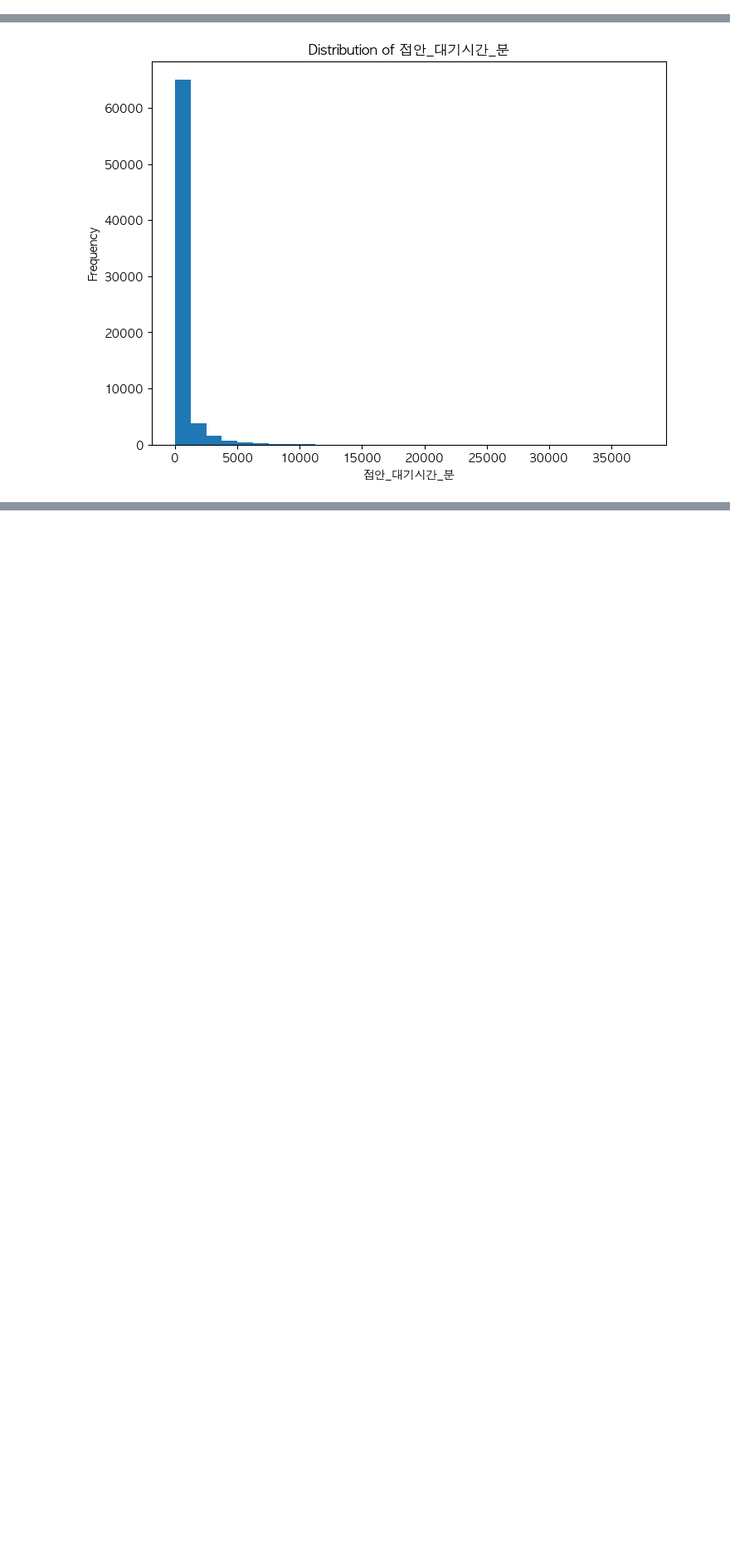
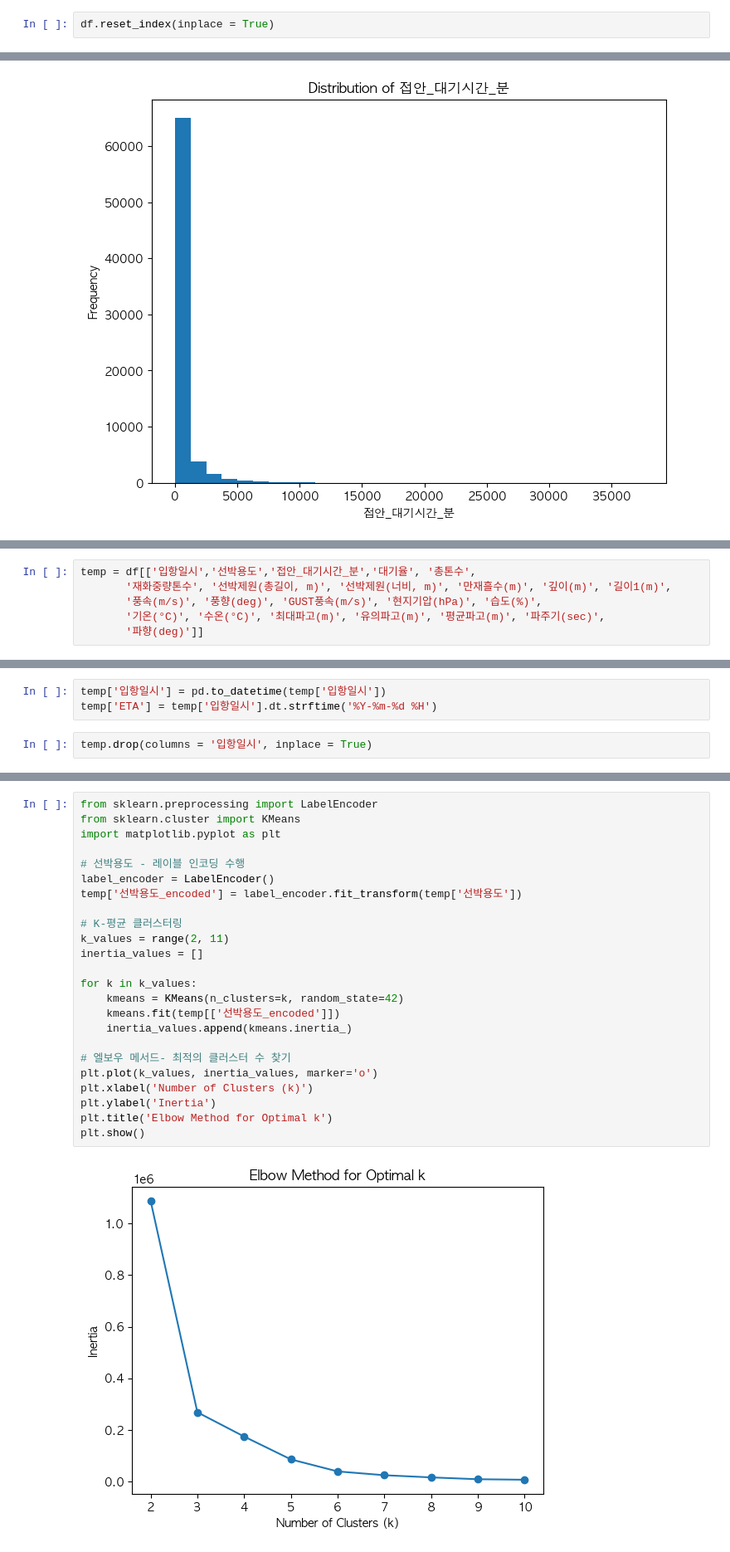
Before and after one commit to sin09135/Ship_PJT, a Jupyter notebook: ship/model/code/시계열데이터셋.ipynb, the cells around one changed output, grey strips where cells are left out. Shown: that part at 83% size. Drawn from its saved outputs; the diff is of its cells as text; blank space fills up the shorter version.

```diff
--- a/ship/model/code/시계열데이터셋.ipynb
+++ b/ship/model/code/시계열데이터셋.ipynb
@@ -219,3 +225,5 @@ df[df['총톤수'].isnull()]['선박용도'] # 하나밖에 없는 선박용도
 Name: 선박용도, dtype: object
 # %%
 df.dropna(inplace = True)
+# %%
+df.reset_index(inplace = True)
@@ -247,0 +327,6 @@ plt.show()
+# %%
+temp = df[['입항일시','선박용도','접안_대기시간_분','대기율', '총톤수',
+       '재화중량톤수', '선박제원(총길이, m)', '선박제원(너비, m)', '만재흘수(m)', '깊이(m)', '길이1(m)',
+       '풍속(m/s)', '풍향(deg)', 'GUST풍속(m/s)', '현지기압(hPa)', '습도(%)',
+       '기온(°C)', '수온(°C)', '최대파고(m)', '유의파고(m)', '평균파고(m)', '파주기(sec)',
+       '파향(deg)']]
@@ -247,0 +370,5 @@ plt.show()
+# %%
+temp['입항일시'] = pd.to_datetime(temp['입항일시'])
+temp['ETA'] = temp['입항일시'].dt.strftime('%Y-%m-%d %H')
+# %%
+temp.drop(columns = '입항일시', inplace = True)
@@ -247,0 +395,26 @@ plt.show()
+# %%
+from sklearn.preprocessing import LabelEncoder
+from sklearn.cluster import KMeans
+import matplotlib.pyplot as plt
+
+# 선박용도 - 레이블 인코딩 수행
+label_encoder = LabelEncoder()
+temp['선박용도_encoded'] = label_encoder.fit_transform(temp['선박용도'])
+
+# K-평균 클러스터링
+k_values = range(2, 11)
+inertia_values = []
+
+for k in k_values:
+    kmeans = KMeans(n_clusters=k, random_state=42)
+    kmeans.fit(temp[['선박용도_encoded']])
+    inertia_values.append(kmeans.inertia_)
+
+# 엘보우 메서드- 최적의 클러스터 수 찾기
+plt.plot(k_values, inertia_values, marker='o')
+plt.xlabel('Number of Clusters (k)')
+plt.ylabel('Inertia')
+plt.title('Elbow Method for Optimal k')
+plt.show()
+# %% [output]
+[figure, added]
```
Also changed, not shown: parts of 52 cells of this notebook, 10 other files.
